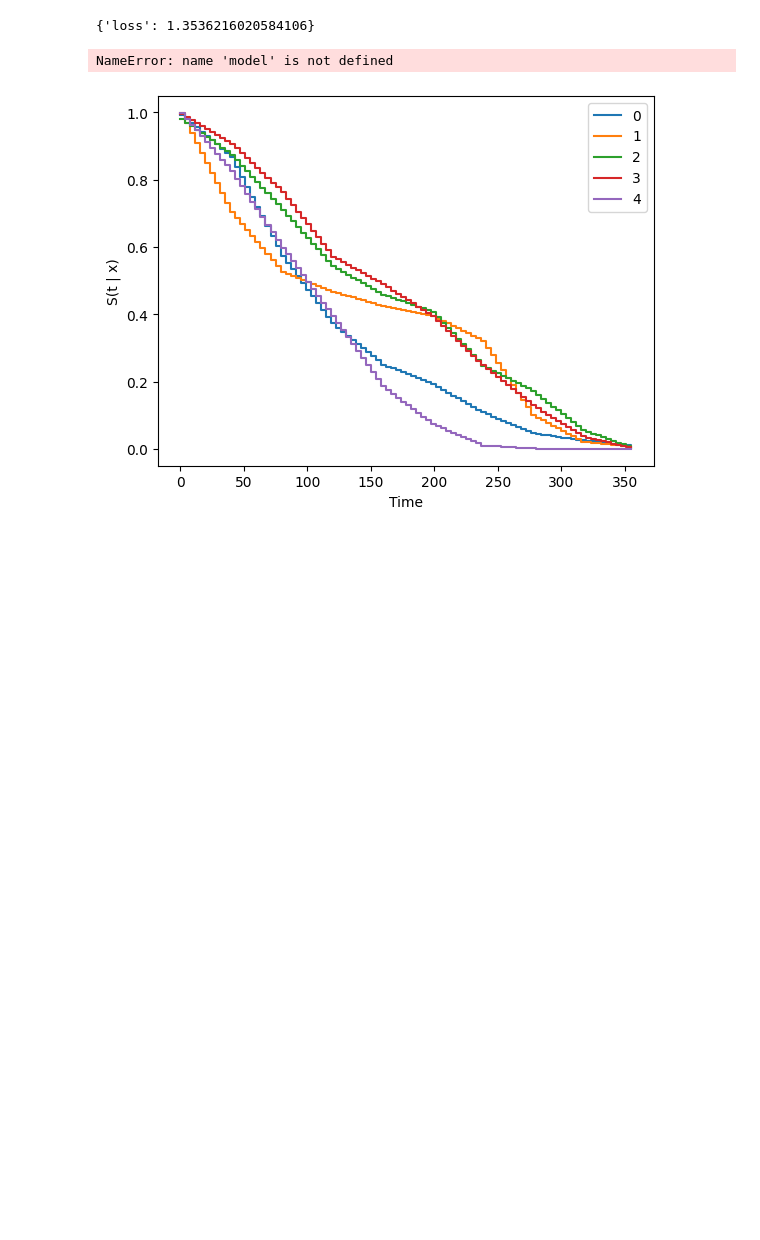
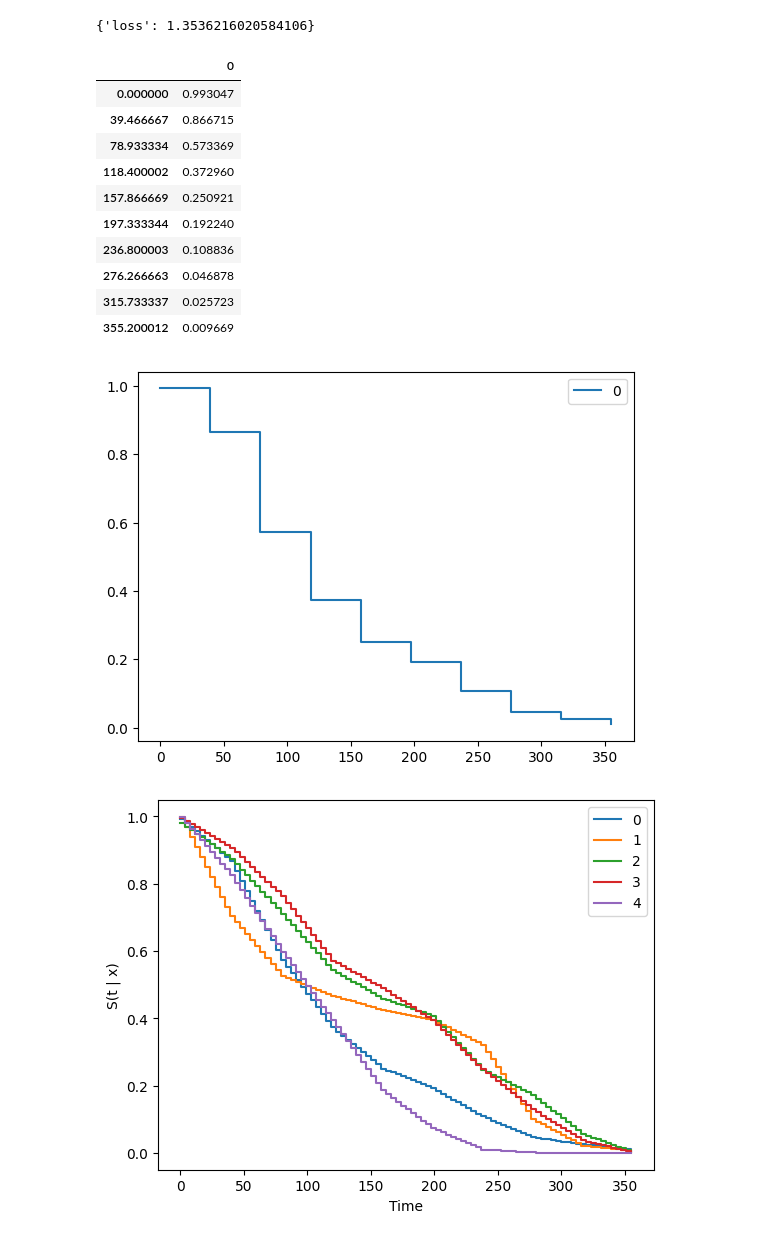
Before and after one commit to puckybreg/Native-Bee-Thesis, a Jupyter notebook: pycox_introduction_example.ipynb, the cells around one changed output. Cells and saved outputs as stored; diff of their text form; code cells hidden in the pictures; blank space fills up the shorter version.

```diff
--- a/pycox_introduction_example.ipynb
+++ b/pycox_introduction_example.ipynb
@@ -132,16 +132,27 @@ model.score_in_batches(val)
 {'loss': 1.3536216020584106}
 # %%
 surv = model.predict_surv_df(x_test)
-surv.iloc[:, :5].plot(drawstyle='steps-post')
+surv.iloc[:, :1].plot(drawstyle='steps-post')
 # S(t | x) is the survival curve
 # Assumption is this is the discrete data. The events they are fitting on is coming in discrete windows
 # Our photo data has a consistent discretization grid in that we are checking in on the process every 30 seconds
 #
-plt.ylabel('S(t | x)')
-_ = plt.xlabel('Time')
-surv
+# plt.ylabel('S(t | x)')
+# _ = plt.xlabel('Time')
+surv.iloc[:, :1]
 # %% [output]
-NameError: name 'model' is not defined
+|  | 0 |
+| 0.000000 | 0.993047 |
+| 39.466667 | 0.866715 |
+| 78.933334 | 0.573369 |
+| 118.400002 | 0.372960 |
+| 157.866669 | 0.250921 |
+| 197.333344 | 0.192240 |
+| 236.800003 | 0.108836 |
+| 276.266663 | 0.046878 |
+| 315.733337 | 0.025723 |
+| 355.200012 | 0.009669 |
+[figure, added]
 # %%
 surv = model.interpolate(10).predict_surv_df(x_test)
 surv.iloc[:, :5].plot(drawstyle='steps-post')
```
Also changed, not shown: parts of 2 cells of this notebook, 1 other file.
